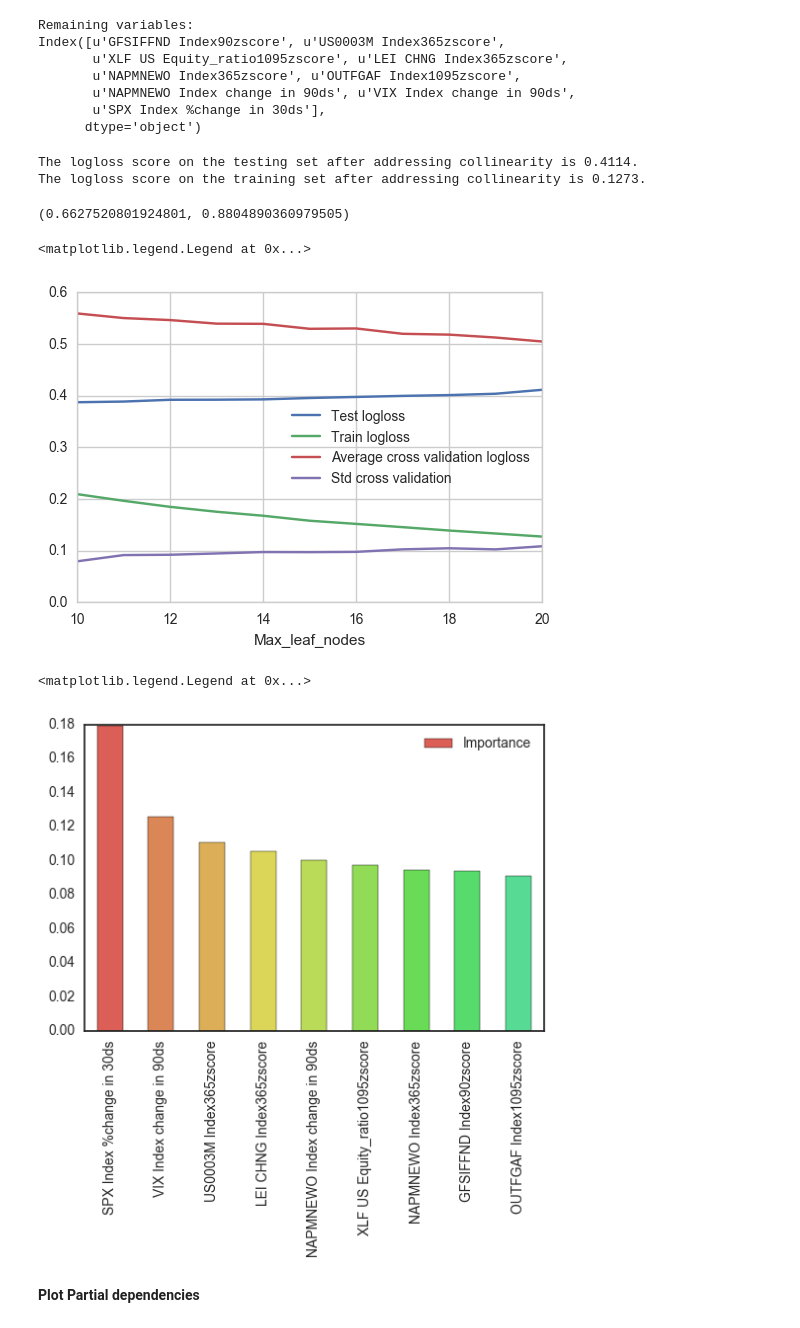
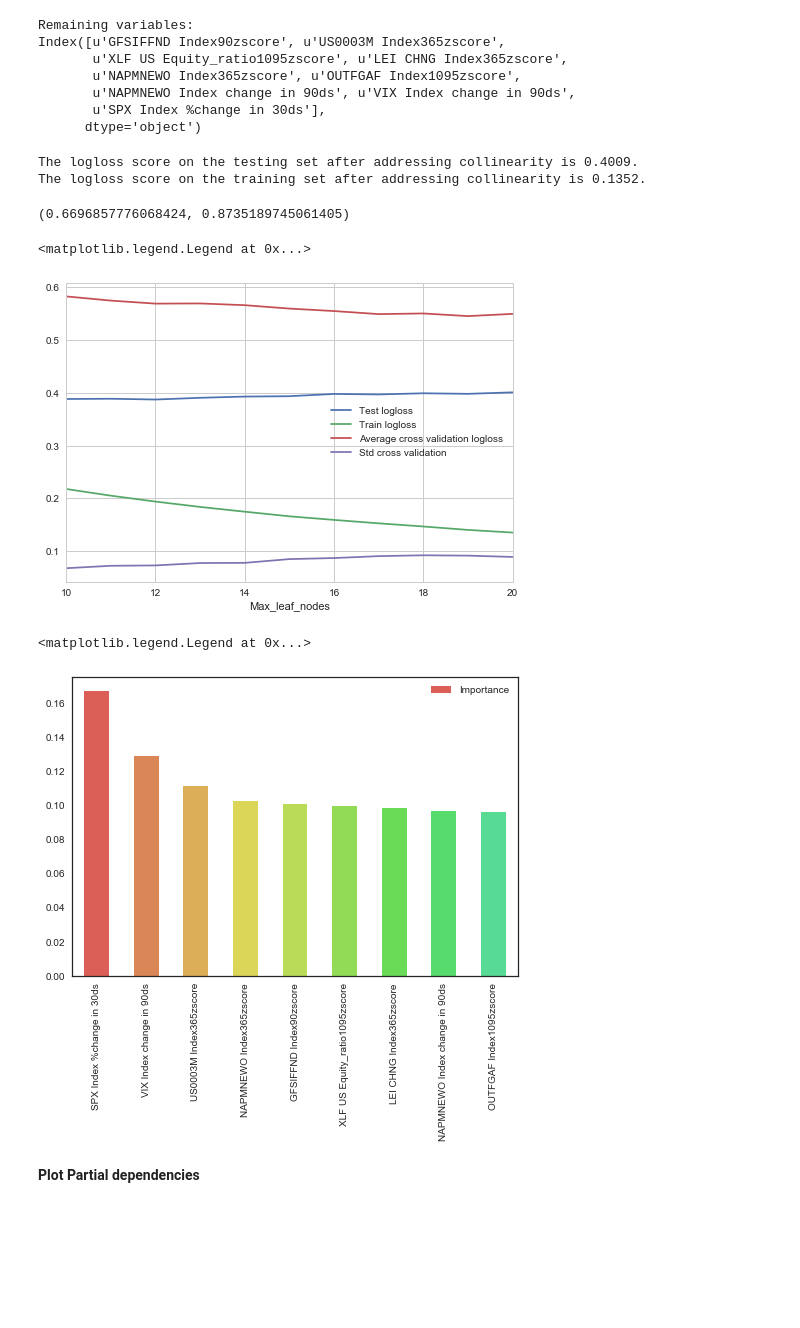
Before and after one commit to Son17/Data-Science-Projects, a Jupyter notebook: Predicting jump risk for US high yield 0218 v1.ipynb, the cells around one changed output. Drawn from its saved outputs; the diff is of its cells as text; code cells hidden in the pictures; blank space fills up the shorter version.

```diff
--- a/Predicting jump risk for US high yield 0218 v1.ipynb
+++ b/Predicting jump risk for US high yield 0218 v1.ipynb
@@ -10,7 +10,7 @@ import seaborn as sns
 color = sns.color_palette("hls", 20)
 # %%
 #import data
-xls_file = pd.ExcelFile('C:\\Users\\Sonja\\Documents\\Python Scripts\\US HY jump risk\\data270218.xlsx')
+xls_file = pd.ExcelFile('C:\\Users\\sonja tilly.ABERDEEN\\data270218.xlsx')
 # %% [markdown]
 **Prep data**
 # %%
@@ -363,6 +363,13 @@ rfecv.fit(X_train, y_train)
 print("Optimal number of features : %d" % rfecv.n_features_)
 # %% [output]
 Optimal number of features : 9
+# %%
+feats2 = pd.DataFrame(rfecv.support_).transpose()
+feats2.columns = X_test.columns
+feats2 = feats2.transpose()
+feats2.columns = ['True or False']
+feats_new = feats2[feats2['True or False']==True]
+feats_new_T = feats_new.transpose()
 # %%
 y_pred_rfecv = rfecv.predict_proba(X_test)
 y_pred_rfecv = pd.DataFrame(y_pred_rfecv, index = y_test.index)
@@ -452,7 +448,7 @@ y_test = y[5301:]
 group2 = []
 for i in np.linspace(10,20,num=11):
     i=int(i)
-    params = {'n_estimators': 500, 'max_depth': 10, 'max_features': 0.7,
+    params = {'n_estimators': 500, 'max_depth': 10, 'max_features': 0.4,
           'learning_rate': 0.01, 'max_leaf_nodes': i, 'random_state': 47}
 
     gbc2 = GradientBoostingClassifier(**params)
@@ -479,8 +475,8 @@ Logloss_train_vif = log_loss(y_train, y_pred_train_vif[1])
 print("The logloss score on the testing set after addressing collinearity is {:.4f}.".format(Logloss_vif))
 print("The logloss score on the training set after addressing collinearity is {:.4f}.".format(Logloss_train_vif))
 # %% [output]
-The logloss score on the testing set after addressing collinearity is 0.4114.
-The logloss score on the training set after addressing collinearity is 0.1273.
+The logloss score on the testing set after addressing collinearity is 0.4009.
+The logloss score on the training set after addressing collinearity is 0.1352.
 # %%
 # transform log loss metric into an average probability that model classifies accurately
 import math
@@ -489,7 +485,7 @@ train_prob = math.exp(-Logloss_train_vif)
 # %%
 print(test_prob, train_prob)
 # %% [output]
-(0.6627520801924801, 0.8804890360979505)
+(0.6696857776068424, 0.8735189745061405)
 # %%
 sns.set_style("whitegrid")
 
@@ -503,21 +499,21 @@ group_results2.plot()
 plt.legend(loc = 'best')
 # %% [output]
 <matplotlib.legend.Legend at 0x...>
-[figure, old version]
+[figure, new version]
 # %%
 sns.set_style("white")
 
-feats2 = {} # a dict to hold feature_name: feature_importance
+feats3 = {} # a dict to hold feature_name: feature_importance
 for feature, importance in zip(X_test_vif.columns, gbc2.feature_importances_):
-    feats2[feature] = importance #add the name/value pair
+    feats3[feature] = importance #add the name/value pair
 
-importances2 = pd.DataFrame.from_dict(feats2, orient='index').rename(columns={0: 'Importance'})
+importances2 = pd.DataFrame.from_dict(feats3, orient='index').rename(columns={0: 'Importance'})
 importances2 = importances2
 importances2.sort_values(by='Importance', ascending=False)[:10].plot(kind='bar', rot=90, color=color)
 plt.legend(loc = 'best')
 # %% [output]
 <matplotlib.legend.Legend at 0x...>
-[figure, old version]
+[figure, new version]
 # %% [markdown]
 **Plot Partial dependencies**
 # %%
```
Also changed, not shown: parts of 9 cells of this notebook.
